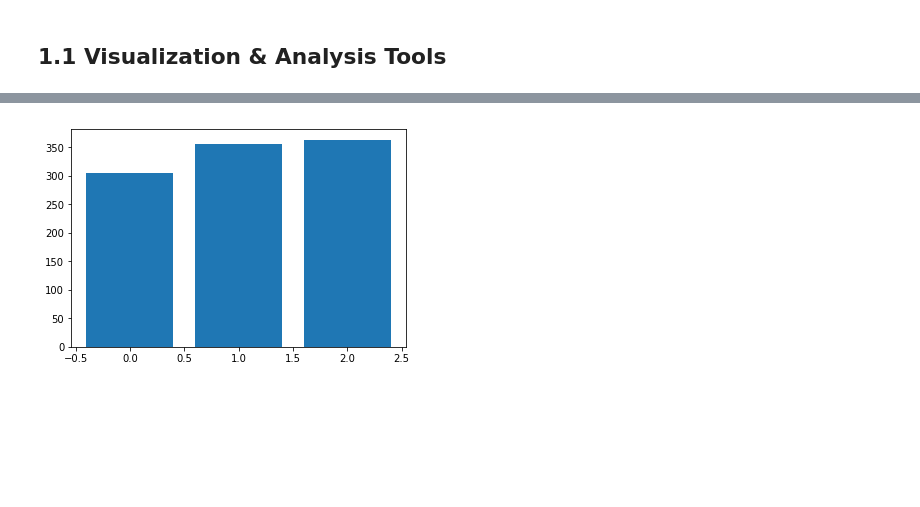
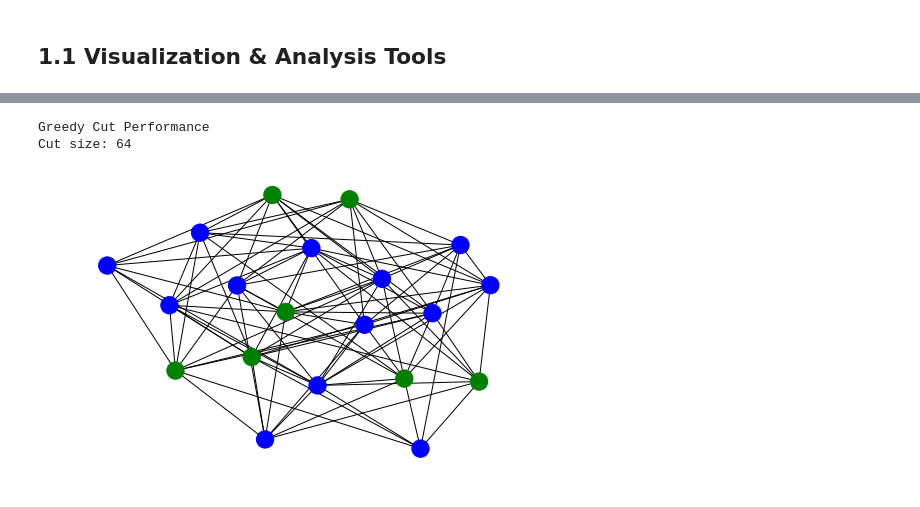
Before and after one commit to hermish/cvx-graph-algorithms, a Jupyter notebook: notebooks/1-goemans-williamson.ipynb, the cells around one changed output, grey strips where cells are left out. Cells and saved outputs as stored; diff of their text form; code cells hidden in the pictures; blank space fills up the shorter version.

```diff
--- a/notebooks/1-goemans-williamson.ipynb
+++ b/notebooks/1-goemans-williamson.ipynb
@@ -71,16 +89,10 @@ Cut size: 63
-# %%
-GRAPH_SIZE = 50
-BERNOULLI_PARAM = 0.5
-TRIALS = 100
-
-generator = lambda: nx.generators.binomial_graph(GRAPH_SIZE, BERNOULLI_PARAM)
-random_half = lambda graph: max_cut.random_cut(graph, 0.5)
-algorithms = [random_half, max_cut.greedy_max_cut, max_cut.goemans_williamson_weighted]
-
-# Comparison of Algorithms on Erdős–Rényi Graphs
-results = compare_performance(generator, algorithms, TRIALS)
-bar_index = np.arange(len(results))
-plt.bar(bar_index, results)
-plt.show()
-# %% [output]
-[figure, removed]
+# %%
+greedy_cut = max_cut.greedy_max_cut(graph)
+visualize_cut(graph, greedy_cut)
+
+print('Greedy Cut Performance')
+print('Cut size:', greedy_cut.evaluate_cut_size(graph))
+# %% [output]
+Greedy Cut Performance
+Cut size: 64
+[figure, added]
```
Also changed, not shown: parts of 23 cells of this notebook, 4 other files.
